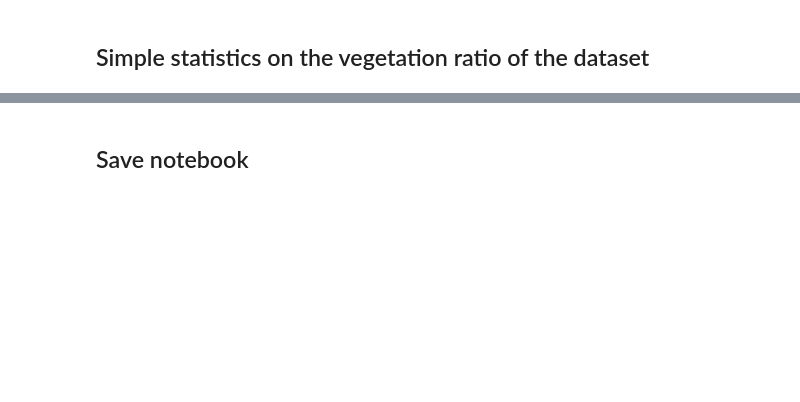
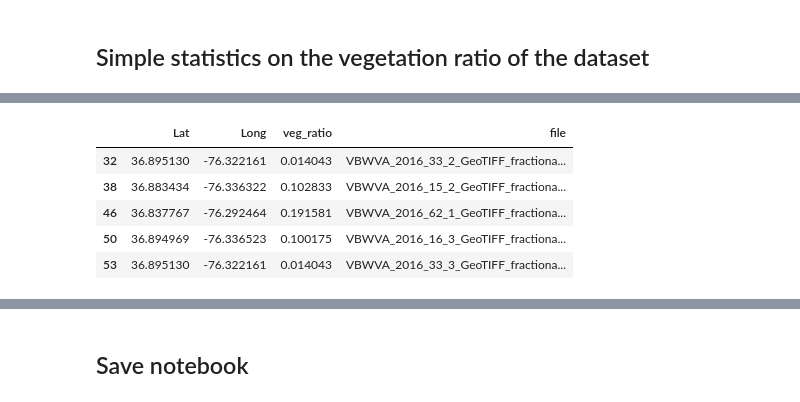
Before and after one commit to chengzwk/omdena-frankfurt-ugs-unet, a Jupyter notebook: Unet_Resnet50/data-exploration.ipynb, the cells around one changed output, grey strips where cells are left out. Saved outputs shown, nothing was run; the diff lists cells and outputs as text; code cells hidden in the pictures; blank space fills up the shorter version.

```diff
--- a/Unet_Resnet50/data-exploration.ipynb
+++ b/Unet_Resnet50/data-exploration.ipynb
@@ -250,3 +262,12 @@ outliers
+# %%
+outliers.head()
+# %% [output]
+|  | Lat | Long | veg_ratio | file |
+| 32 | 36.895130 | -76.322161 | 0.014043 | VBWVA_2016_33_2_GeoTIFF_fractiona... |
+| 38 | 36.883434 | -76.336322 | 0.102833 | VBWVA_2016_15_2_GeoTIFF_fractiona... |
+| 46 | 36.837767 | -76.292464 | 0.191581 | VBWVA_2016_62_1_GeoTIFF_fractiona... |
+| 50 | 36.894969 | -76.336523 | 0.100175 | VBWVA_2016_16_3_GeoTIFF_fractiona... |
+| 53 | 36.895130 | -76.322161 | 0.014043 | VBWVA_2016_33_3_GeoTIFF_fractiona... |
 # %%
 len(outliers)
 # %% [output]
```
Also changed, not shown: parts of 16 cells of this notebook.
